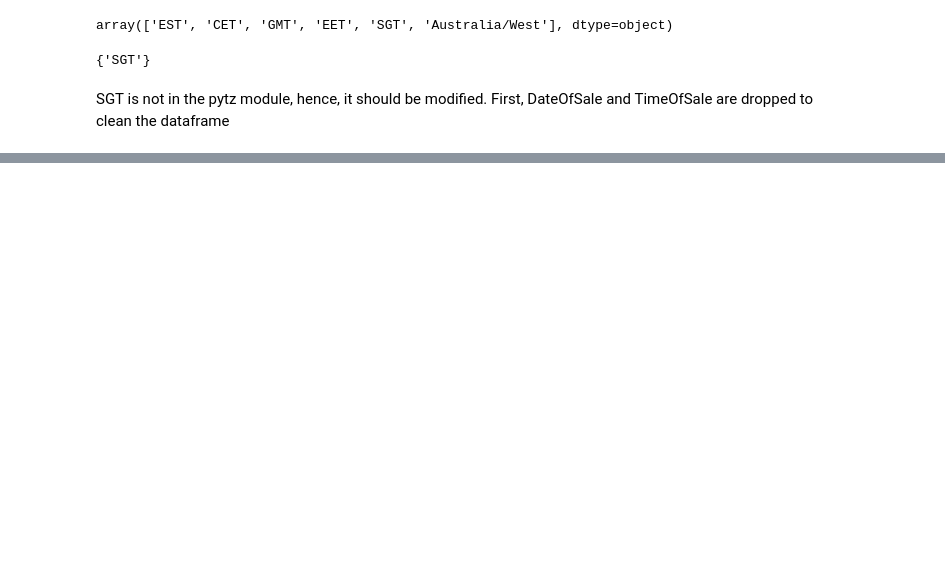
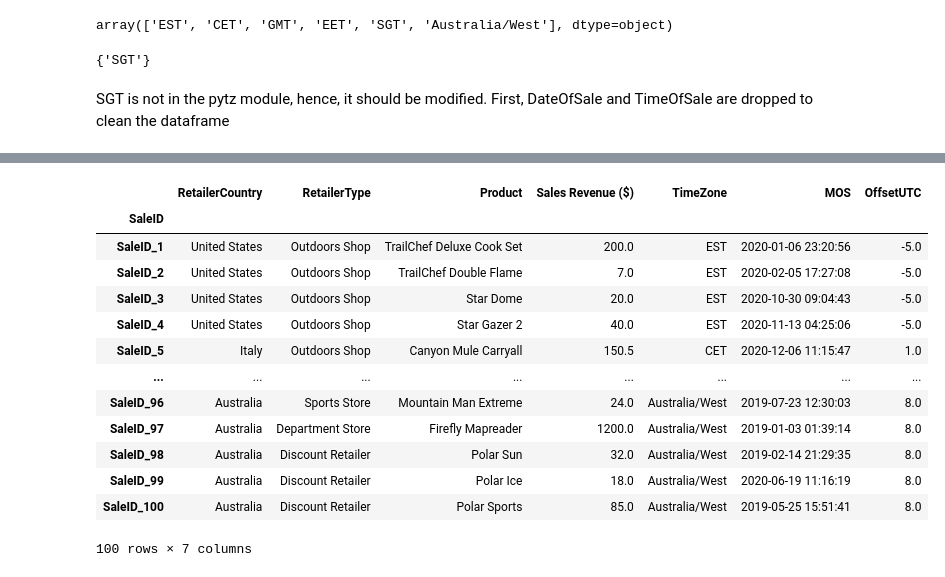
Before and after one commit to dnewbie25/365-data-science, a Jupyter notebook: Dates and time/practical_task_solution.ipynb, the cells around one changed output, grey strips where cells are left out. Drawn from its saved outputs; the diff is of its cells as text; code cells hidden in the pictures; blank space fills up the shorter version.

Commit message:
completed part 2, SGT timezone modified, group by created

```diff
--- a/Dates and time/practical_task_solution.ipynb
+++ b/Dates and time/practical_task_solution.ipynb
@@ -113,0 +127,3 @@ memory usage: 9.5+ KB
+# %%
+replaced_timezones = sales_data.loc[:,"TimeZone"].replace("SGT", "Singapore")
+replaced_timezones[replaced_timezones=="Singapore"]
@@ -113,0 +141,3 @@ memory usage: 9.5+ KB
+# %%
+sales_data["TimeZone"] = replaced_timezones
+sales_data[(sales_data["TimeZone"]=="Singapore")]
@@ -113,0 +173,6 @@ memory usage: 9.5+ KB
+# %%
+list_of_offset_dates = []
+
+for i in range(len(sales_data)):
+  list_of_offset_dates.append(pd.to_datetime(sales_data["MOS"].iloc[i].tz_localize(sales_data["TimeZone"].iloc[i])))
+list_of_offset_dates
@@ -113,0 +219,5 @@ memory usage: 9.5+ KB
+# %%
+offset_hours = []
+for i in range(len(list_of_offset_dates)):
+  offset_hours.append(float(list_of_offset_dates[i].strftime("%z"))/100)
+offset_hours
@@ -113,0 +242,18 @@ memory usage: 9.5+ KB
+# %%
+sales_data["OffsetUTC"] = offset_hours
+sales_data
+# %% [output]
+|  | RetailerCountry | RetailerType | Product | Sales Revenue ($) | TimeZone | MOS | OffsetUTC |
+| SaleID |  |  |  |  |  |  |  |
+| SaleID_1 | United States | Outdoors Shop | TrailChef Deluxe Cook Set | 200.0 | EST | 2020-01-06 23:20:56 | -5.0 |
+| SaleID_2 | United States | Outdoors Shop | TrailChef Double Flame | 7.0 | EST | 2020-02-05 17:27:08 | -5.0 |
+| SaleID_3 | United States | Outdoors Shop | Star Dome | 20.0 | EST | 2020-10-30 09:04:43 | -5.0 |
+| SaleID_4 | United States | Outdoors Shop | Star Gazer 2 | 40.0 | EST | 2020-11-13 04:25:06 | -5.0 |
+| SaleID_5 | Italy | Outdoors Shop | Canyon Mule Carryall | 150.5 | CET | 2020-12-06 11:15:47 | 1.0 |
+| ... | ... | ... | ... | ... | ... | ... | ... |
+| SaleID_96 | Australia | Sports Store | Mountain Man Extreme | 24.0 | Australia/West | 2019-07-23 12:30:03 | 8.0 |
+| SaleID_97 | Australia | Department Store | Firefly Mapreader | 1200.0 | Australia/West | 2019-01-03 01:39:14 | 8.0 |
+| SaleID_98 | Australia | Discount Retailer | Polar Sun | 32.0 | Australia/West | 2019-02-14 21:29:35 | 8.0 |
+| SaleID_99 | Australia | Discount Retailer | Polar Ice | 18.0 | Australia/West | 2020-06-19 11:16:19 | 8.0 |
+| SaleID_100 | Australia | Discount Retailer | Polar Sports | 85.0 | Australia/West | 2019-05-25 15:51:41 | 8.0 |
+100 rows × 7 columns
```
Also changed, not shown: parts of 22 cells of this notebook.
